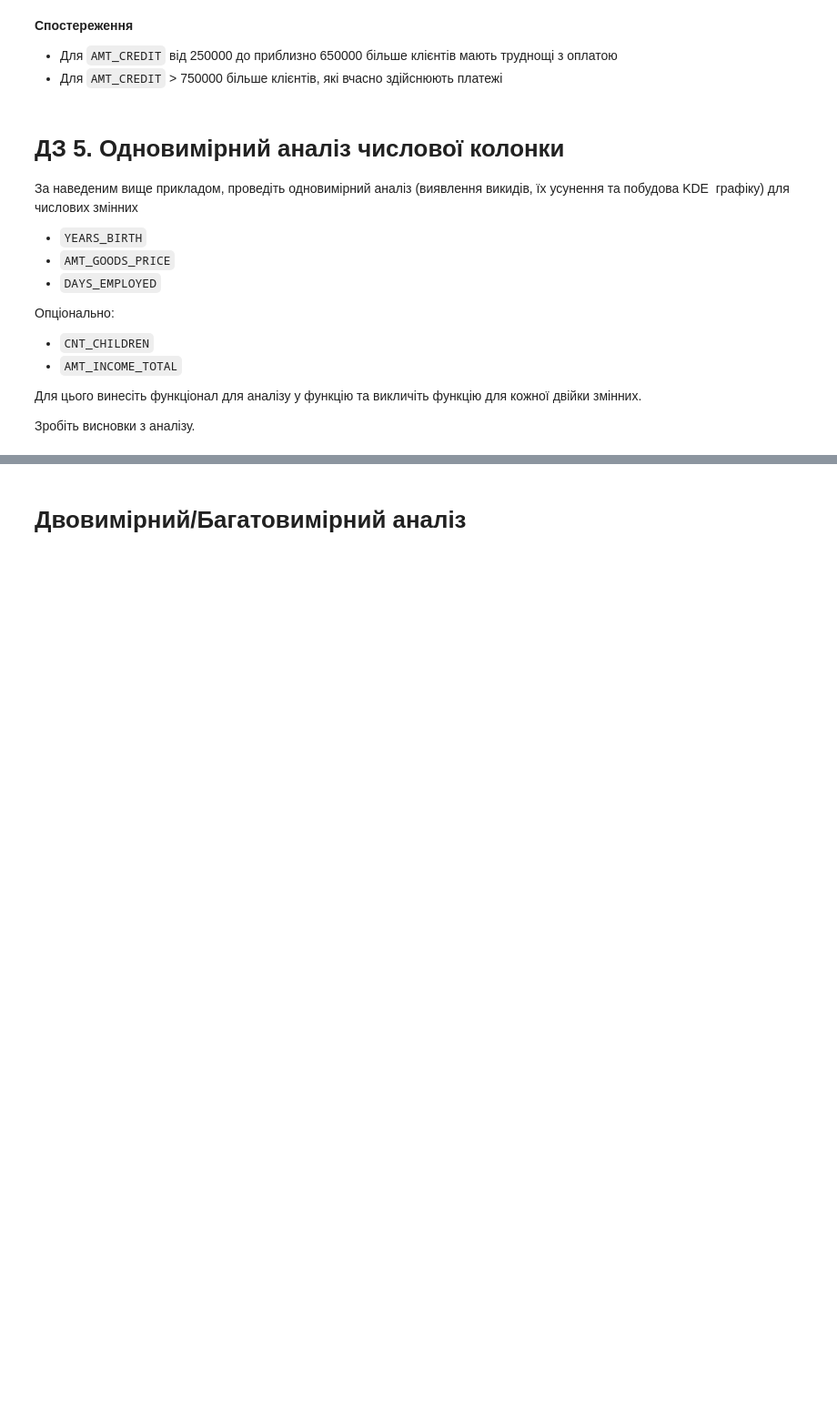
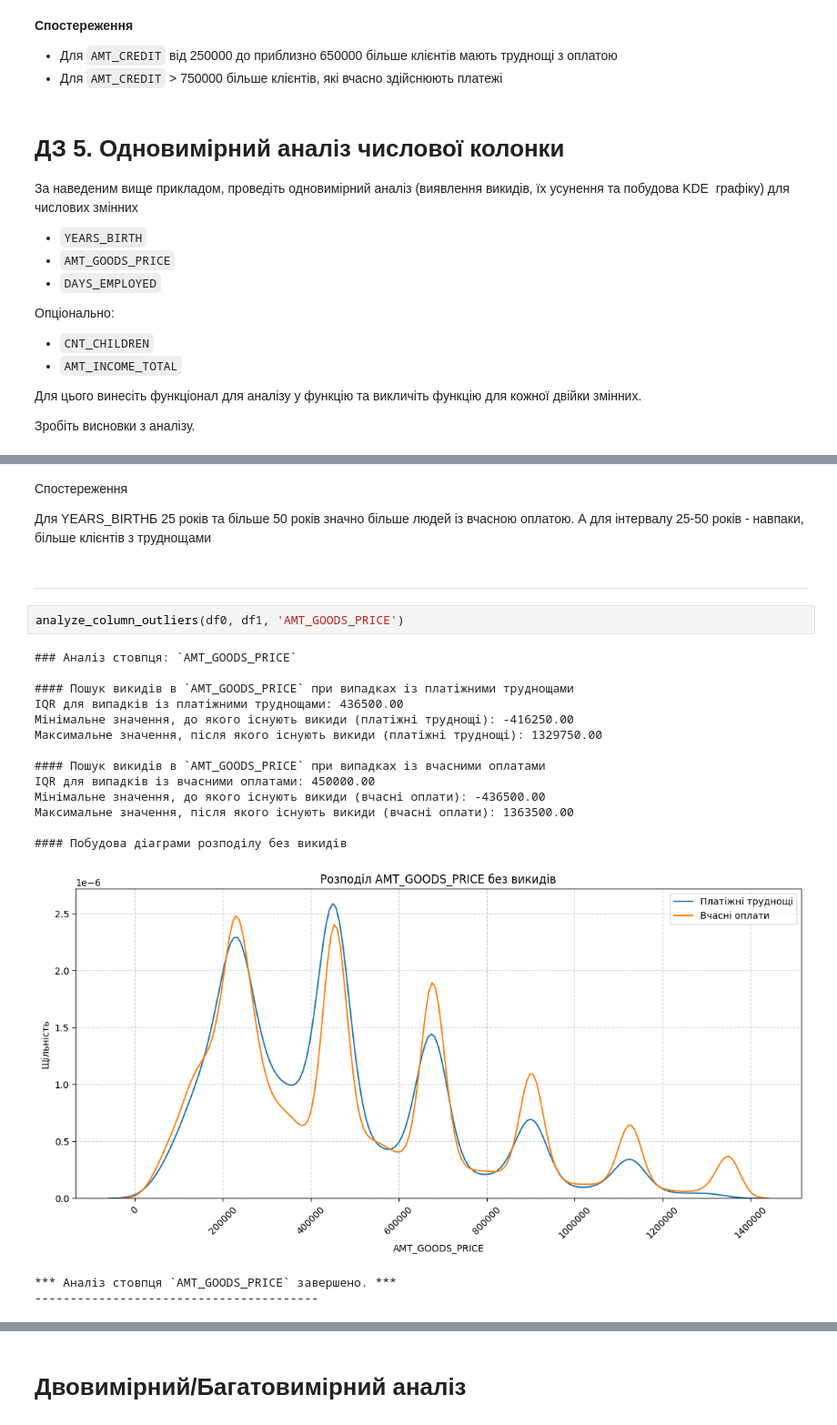
Before and after one commit to yelenana/machine_learning, a Jupyter notebook: Rybchynska_"HW_1_2_Credit_EDA".ipynb, the cells around one changed output, grey strips where cells are left out. Shown at 91% size. Saved outputs shown, nothing was run; the diff lists cells and outputs as text; blank space fills up the shorter version.

```diff
--- a/Rybchynska_"HW_1_2_Credit_EDA".ipynb
+++ b/Rybchynska_"HW_1_2_Credit_EDA".ipynb
@@ -2397,0 +2583,27 @@ kde_no_outliers(df0, df1, Max_value0, Max_value1, 'AMT_CREDIT')
+# %% [markdown]
+Спостереження
+
+Для YEARS_BIRTHБ 25 років та більше 50 років значно більше людей із вчасною оплатою. А для інтервалу 25-50 років - навпаки, більше клієнтів з труднощами
+# %% [markdown]
+
+
+---
+# %%
+analyze_column_outliers(df0, df1, 'AMT_GOODS_PRICE')
+# %% [output]
+### Аналіз стовпця: `AMT_GOODS_PRICE`
+
+#### Пошук викидів в `AMT_GOODS_PRICE` при випадках із платіжними труднощами
+IQR для випадків із платіжними труднощами: 436500.00
+Мінімальне значення, до якого існують викиди (платіжні труднощі): -416250.00
+Максимальне значення, після якого існують викиди (платіжні труднощі): 1329750.00
+
+#### Пошук викидів в `AMT_GOODS_PRICE` при випадках із вчасними оплатами
+IQR для випадків із вчасними оплатами: 450000.00
+Мінімальне значення, до якого існують викиди (вчасні оплати): -436500.00
+Максимальне значення, після якого існують викиди (вчасні оплати): 1363500.00
+
+#### Побудова діаграми розподілу без викидів
+[figure, added]
+*** Аналіз стовпця `AMT_GOODS_PRICE` завершено. ***
+----------------------------------------
```
Also changed, not shown: parts of 64 cells of this notebook.
